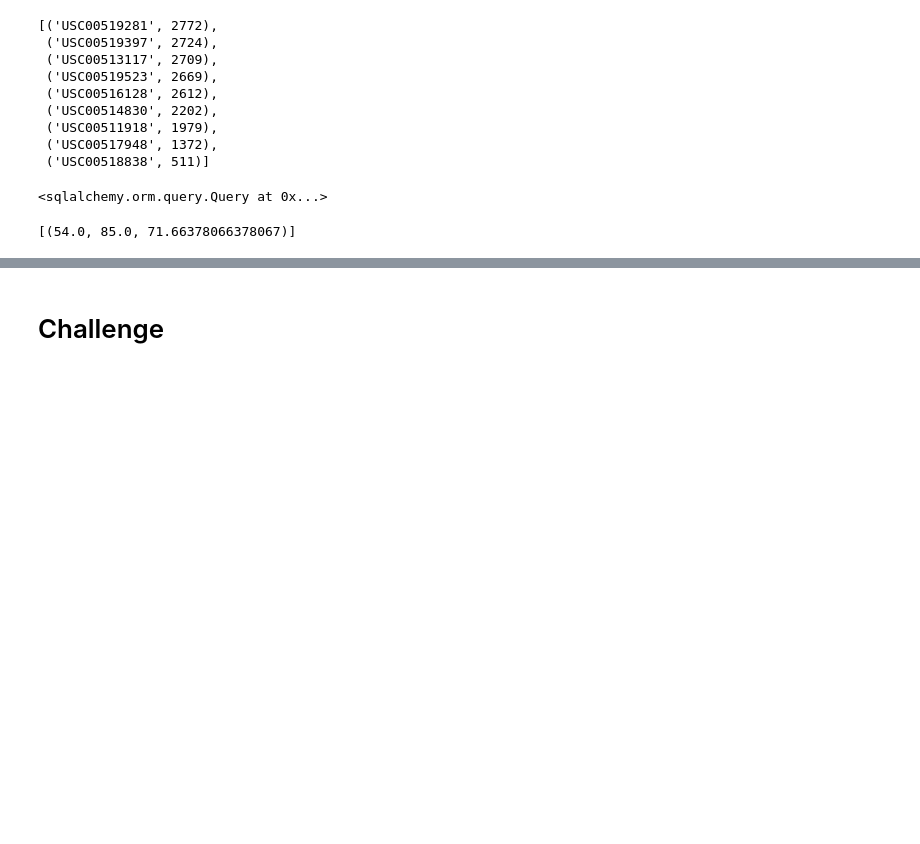
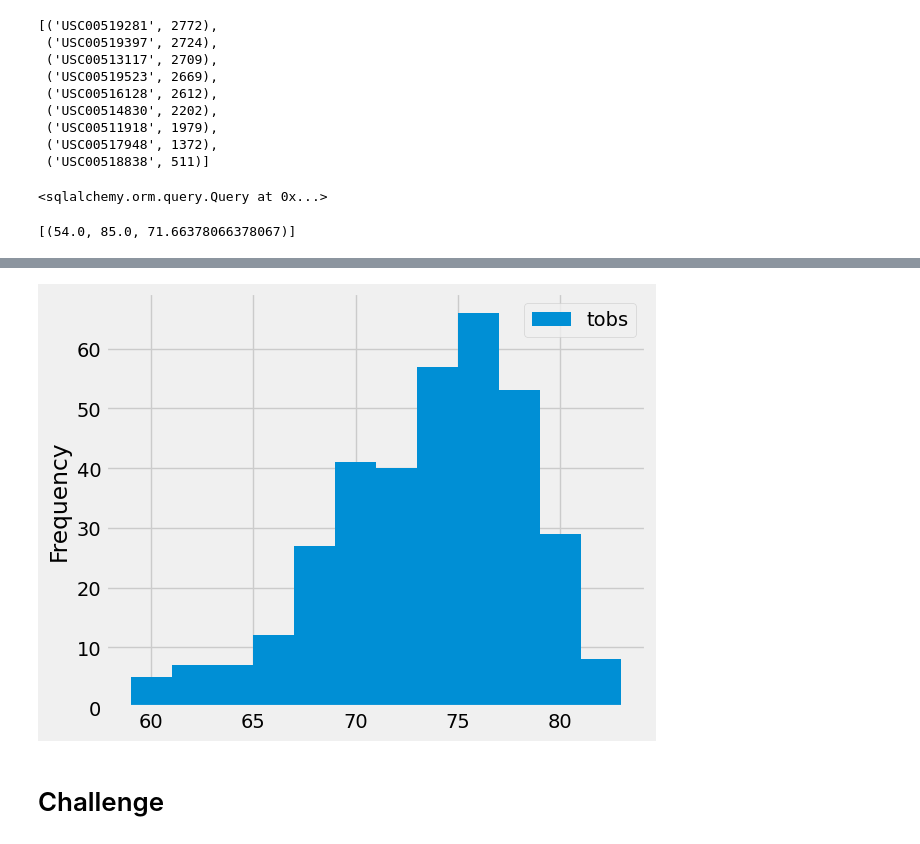
Before and after one commit to LouFoster/surfs_up, a Jupyter notebook: climate_analysis.ipynb, the cells around one changed output, grey strips where cells are left out. Cells and saved outputs as stored; diff of their text form; code cells hidden in the pictures; blank space fills up the shorter version.

```diff
--- a/climate_analysis.ipynb
+++ b/climate_analysis.ipynb
@@ -215,0 +220,4 @@ filter(Measurement.station == 'USC00519281').all()
+# %%
+results = session.query(Measurement.tobs).\
+filter(Measurement.station == 'USC00519281').\
+filter(Measurement.date >= prev_year).all()
@@ -215,0 +228,4 @@ filter(Measurement.station == 'USC00519281').all()
+# %%
+#Convert the Temperature Observation Results to a DataFrame
+df = pd.DataFrame(results, columns=['tobs'])
+print(df)
@@ -216,3 +247,13 @@ filter(Measurement.station == 'USC00519281').all()
+# %%
+#Plot the Temperature Observations
+
+#create the histogram
+df.plot.hist(bins=12)
+
+#compress the x-axis labels so that they fit into the box holding our plot.
+plt.tight_layout()
+# %% [output]
+[figure, added]
 # %%
 # Write a function called `calc_temps` that will accept start date and end date in the format '%Y-%m-%d'
 # and return the minimum, average, and maximum temperatures for that range of dates
```
Also changed, not shown: parts of 3 cells of this notebook.
